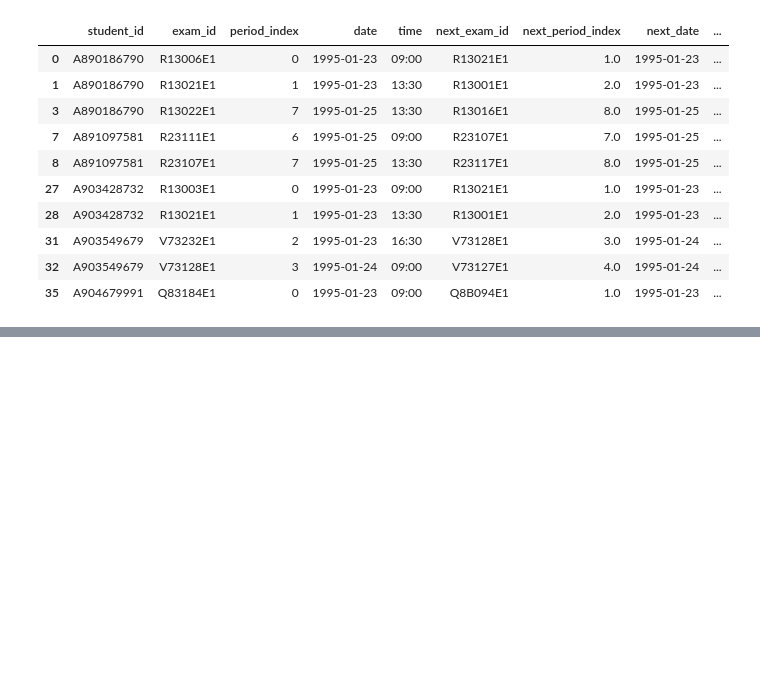
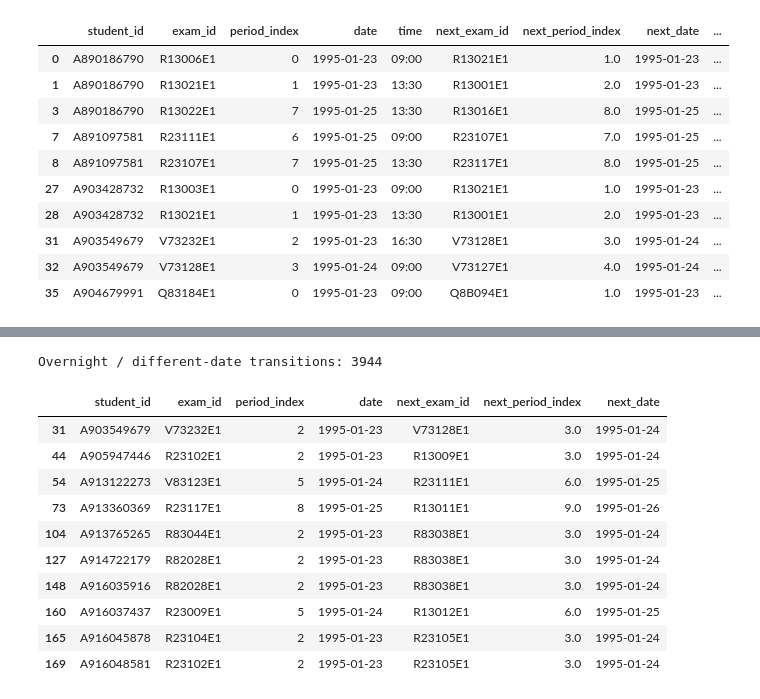
Before and after one commit to PHGNKavindya/adaptive-exam-timetabling, a Jupyter notebook: src/04_baseline_algorithms.ipynb, the cells around one changed output, grey strips where cells are left out. Cells and saved outputs as stored; diff of their text form; code cells hidden in the pictures; blank space fills up the shorter version.

```diff
--- a/src/04_baseline_algorithms.ipynb
+++ b/src/04_baseline_algorithms.ipynb
@@ -2102,0 +2465,36 @@ Different-date adjacent pairs: 3944
+# %%
+
+# Inspect consecutive exams assigned to adjacent periods on different dates.
+
+overnight_transitions = sequence_pairs[
+    (sequence_pairs["period_gap"] == 1)
+    & (~sequence_pairs["same_day"])
+].copy()
+
+print("Overnight / different-date transitions:",
+      len(overnight_transitions))
+
+overnight_transitions[
+    [
+        "student_id",
+        "exam_id",
+        "period_index",
+        "date",
+        "next_exam_id",
+        "next_period_index",
+        "next_date",
+    ]
+].head(10)
+# %% [output]
+Overnight / different-date transitions: 3944
+|  | student_id | exam_id | period_index | date | next_exam_id | next_period_index | next_date |
+| 31 | A903549679 | V73232E1 | 2 | 1995-01-23 | V73128E1 | 3.0 | 1995-01-24 |
+| 44 | A905947446 | R23102E1 | 2 | 1995-01-23 | R13009E1 | 3.0 | 1995-01-24 |
+| 54 | A913122273 | V83123E1 | 5 | 1995-01-24 | R23111E1 | 6.0 | 1995-01-25 |
+| 73 | A913360369 | R23117E1 | 8 | 1995-01-25 | R13011E1 | 9.0 | 1995-01-26 |
+| 104 | A913765265 | R83044E1 | 2 | 1995-01-23 | R83038E1 | 3.0 | 1995-01-24 |
+| 127 | A914722179 | R82028E1 | 2 | 1995-01-23 | R83038E1 | 3.0 | 1995-01-24 |
+| 148 | A916035916 | R82028E1 | 2 | 1995-01-23 | R83038E1 | 3.0 | 1995-01-24 |
+| 160 | A916037437 | R23009E1 | 5 | 1995-01-24 | R13012E1 | 6.0 | 1995-01-25 |
+| 165 | A916045878 | R23104E1 | 2 | 1995-01-23 | R23105E1 | 3.0 | 1995-01-24 |
+| 169 | A916048581 | R23102E1 | 2 | 1995-01-23 | R23105E1 | 3.0 | 1995-01-24 |
```
Also changed, not shown: parts of 40 cells of this notebook, 1 other file.
